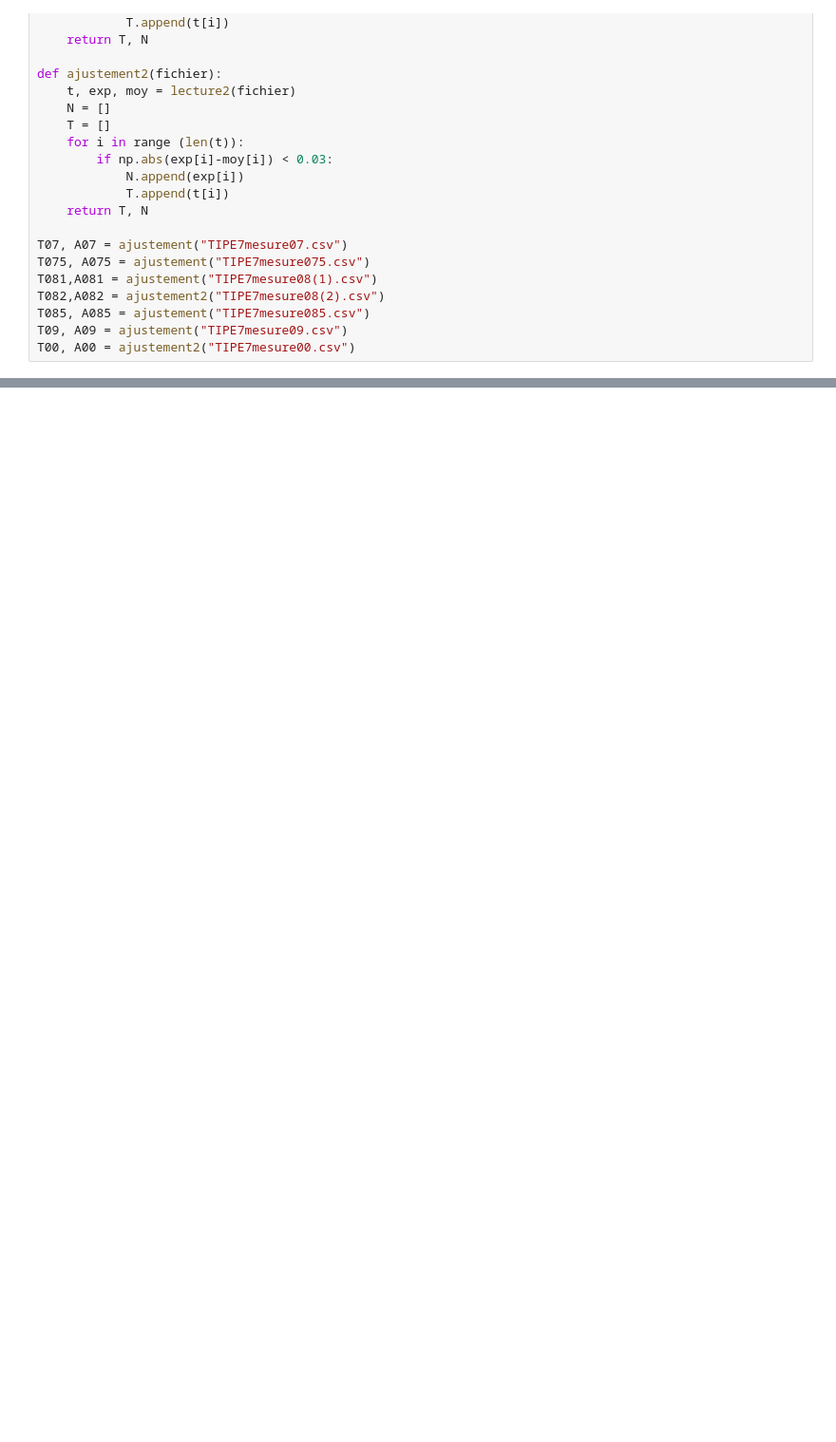
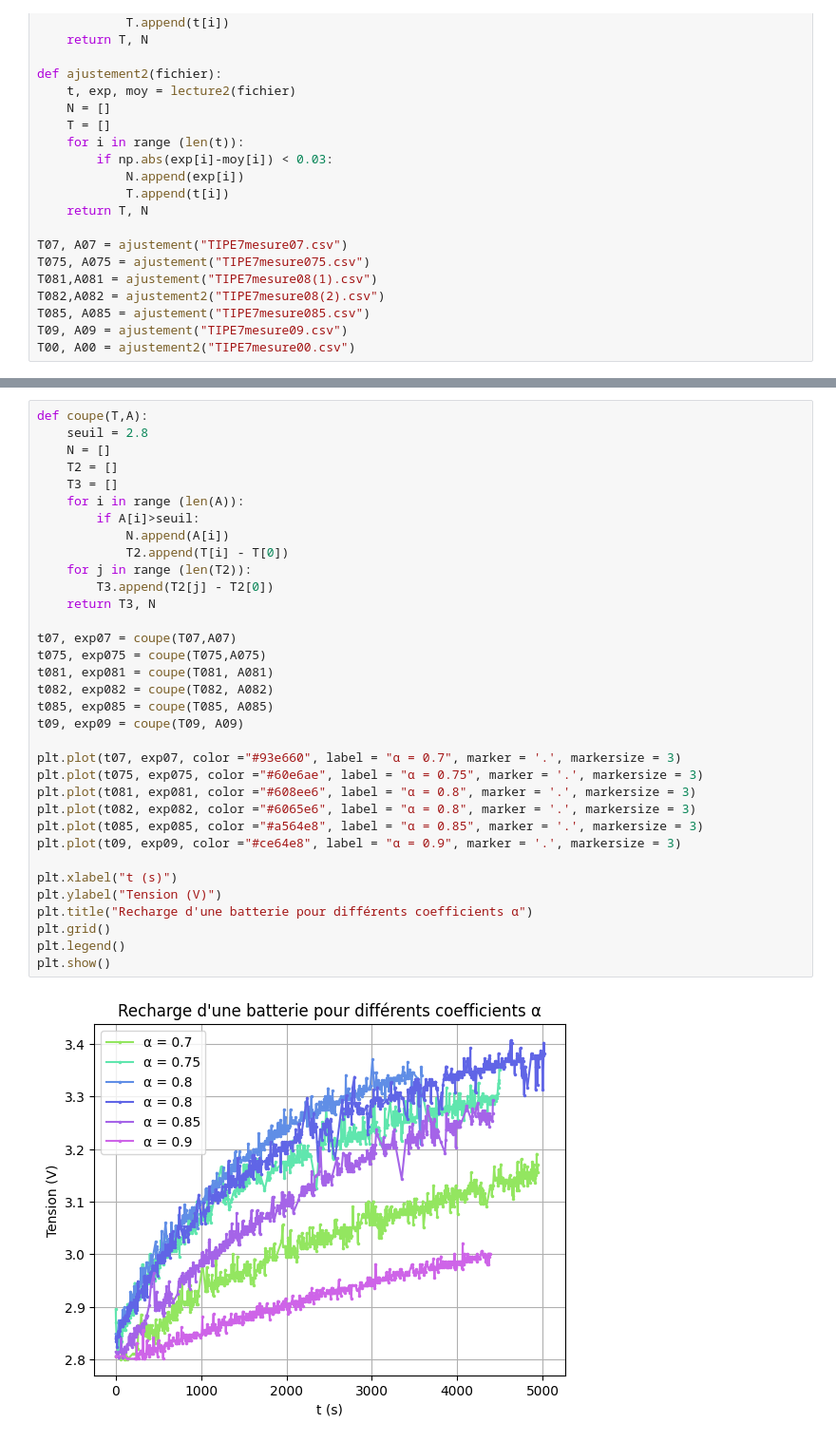
Before and after one commit to adelemarcon/TIPE, a Jupyter notebook: TIPE7ajustementmesures.ipynb, the cells around one changed output, grey strips where cells are left out. Shown: that part at 95% size. Saved outputs shown, nothing was run; the diff lists cells and outputs as text; blank space fills up the shorter version.

```diff
--- a/TIPE7ajustementmesures.ipynb
+++ b/TIPE7ajustementmesures.ipynb
@@ -75,0 +76,36 @@ plt.show()
+# %%
+def coupe(T,A):
+    seuil = 2.8
+    N = []
+    T2 = []
+    T3 = []
+    for i in range (len(A)):
+        if A[i]>seuil:
+            N.append(A[i])
+            T2.append(T[i] - T[0])
+    for j in range (len(T2)):
+        T3.append(T2[j] - T2[0])
+    return T3, N
+
+t07, exp07 = coupe(T07,A07)
+t075, exp075 = coupe(T075,A075)
+t081, exp081 = coupe(T081, A081)
+t082, exp082 = coupe(T082, A082)
+t085, exp085 = coupe(T085, A085)
+t09, exp09 = coupe(T09, A09)
+
+plt.plot(t07, exp07, color ="#93e660", label = "α = 0.7", marker = '.', markersize = 3)
+plt.plot(t075, exp075, color ="#60e6ae", label = "α = 0.75", marker = '.', markersize = 3)
+plt.plot(t081, exp081, color ="#608ee6", label = "α = 0.8", marker = '.', markersize = 3)
+plt.plot(t082, exp082, color ="#6065e6", label = "α = 0.8", marker = '.', markersize = 3)
+plt.plot(t085, exp085, color ="#a564e8", label = "α = 0.85", marker = '.', markersize = 3)
+plt.plot(t09, exp09, color ="#ce64e8", label = "α = 0.9", marker = '.', markersize = 3)
+
+plt.xlabel("t (s)")
+plt.ylabel("Tension (V)")
+plt.title("Recharge d'une batterie pour différents coefficients α")
+plt.grid()
+plt.legend()
+plt.show()
+# %% [output]
+[figure, added]
```
Also changed, not shown: parts of 1 cell of this notebook, 1 other file.
